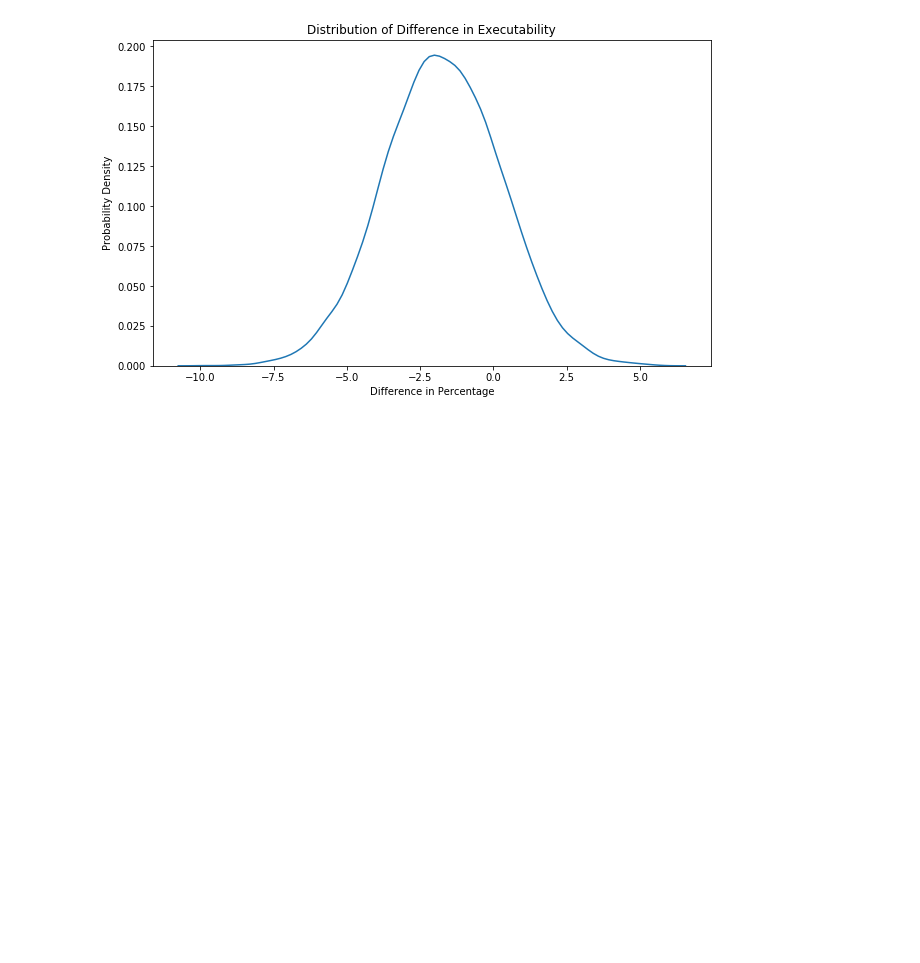
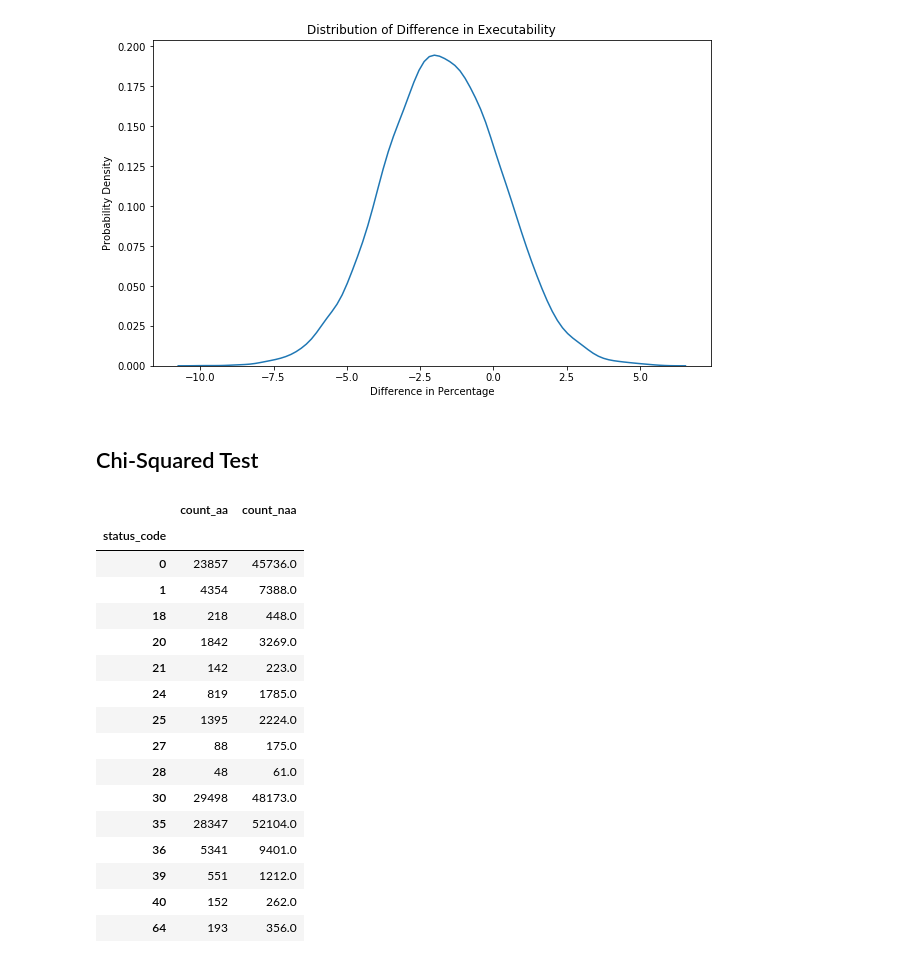
Before and after one commit to nimamahmoudi/msr2019-mining-challenge-webapp, a Jupyter notebook: data/stats2.ipynb, the cells around one changed output. Saved outputs shown, nothing was run; the diff lists cells and outputs as text; code cells hidden in the pictures; blank space fills up the shorter version.

Commit message:
added chi squared but no result

```diff
--- a/data/stats2.ipynb
+++ b/data/stats2.ipynb
@@ -157,3 +159,33 @@ plt.ylabel('Probability Density', fontdict=font)
 # %% [output]
 Text(0, 0.5, 'Probability Density')
 [figure]
+# %% [markdown]
+## Chi-Squared Test
+# %%
+counts_aa = pd.crosstab(index=df_aa[s2], columns="count")
+counts_naa = pd.crosstab(index=df_naa[s2], columns="count")
+df_counts = counts_aa.join(counts_naa, lsuffix='_aa', rsuffix='_naa').dropna()
+df_counts = df_counts.loc[df_counts['count_aa'] > 20,:]
+df_counts = df_counts.loc[df_counts['count_naa'] > 20,:]
+df_counts.index.name = 'status_code'
+df_counts.columns.name = ''
+df_counts.to_csv('data4_p2_aa_chi.csv')
+df_counts
+# %% [output]
+|  | count_aa | count_naa |
+| status_code |  |  |
+| 0 | 23857 | 45736.0 |
+| 1 | 4354 | 7388.0 |
+| 18 | 218 | 448.0 |
+| 20 | 1842 | 3269.0 |
+| 21 | 142 | 223.0 |
+| 24 | 819 | 1785.0 |
+| 25 | 1395 | 2224.0 |
+| 27 | 88 | 175.0 |
+| 28 | 48 | 61.0 |
+| 30 | 29498 | 48173.0 |
+| 35 | 28347 | 52104.0 |
+| 36 | 5341 | 9401.0 |
+| 39 | 551 | 1212.0 |
+| 40 | 152 | 262.0 |
+| 64 | 193 | 356.0 |
```
Also changed, not shown: parts of 4 cells of this notebook, 1 other file.
